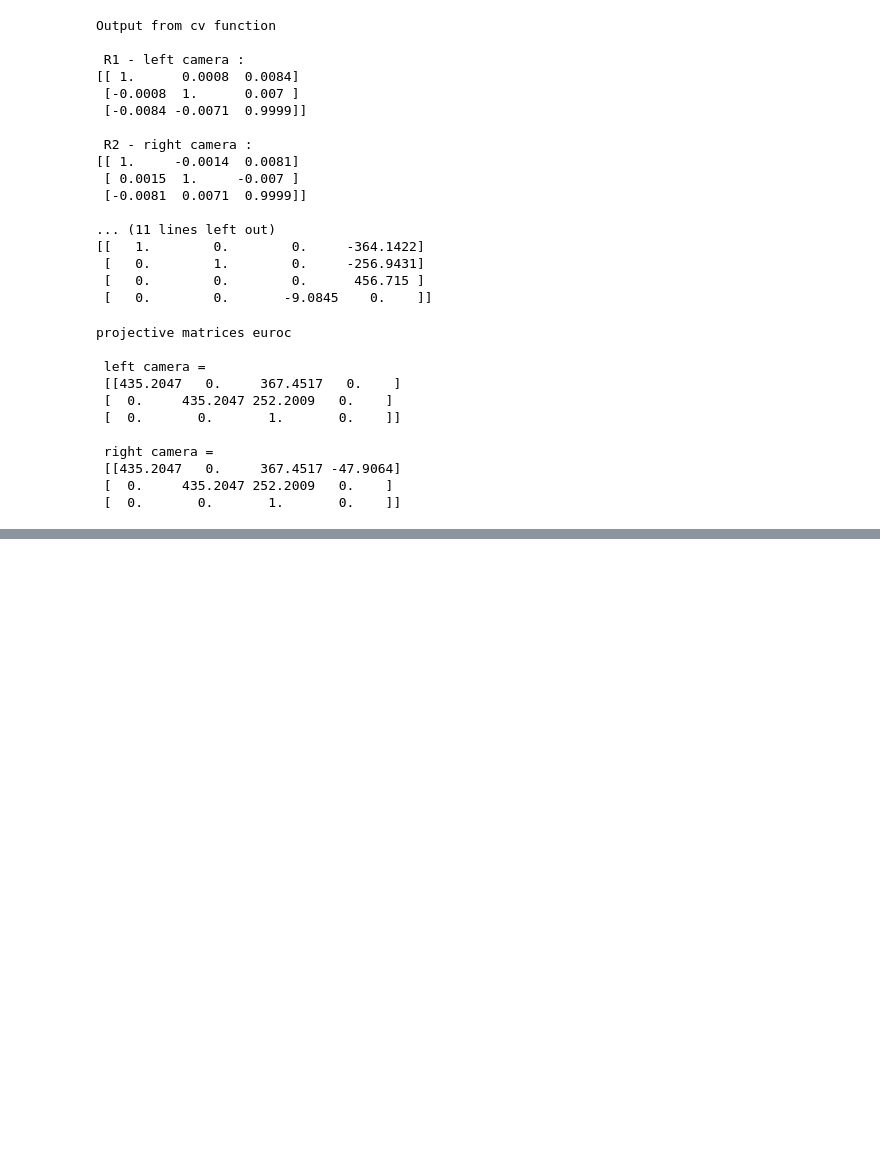
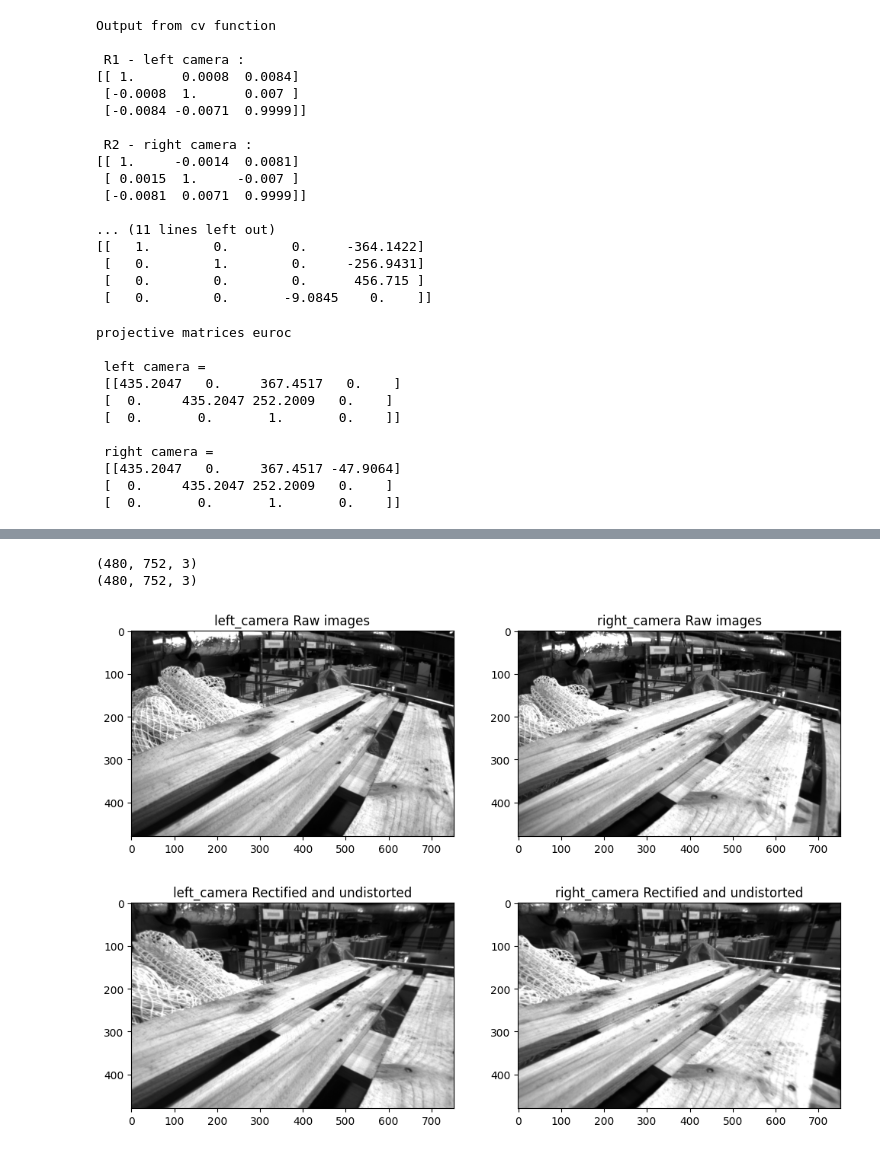
Before and after one commit to jpsnir/sensing_systems, a Jupyter notebook: stereo_cameras/stereo_system.ipynb, the cells around one changed output, grey strips where cells are left out. Saved outputs shown, nothing was run; the diff lists cells and outputs as text; code cells hidden in the pictures; blank space fills up the shorter version.

Commit message:
added details on resizing and using torch and stacking images

```diff
--- a/stereo_cameras/stereo_system.ipynb
+++ b/stereo_cameras/stereo_system.ipynb
@@ -10,10 +10,13 @@ import os
 from pathlib import Path
 from typing import Dict, Tuple
 from numpy.testing import assert_allclose, assert_almost_equal
+from matplotlib import pyplot as plt
+import torch
 np.set_printoptions(precision=4)
 np.set_printoptions(suppress=True)
 print(cv.__version__)
 image_shape = (752, 480)
+IMG_PATH = "/media/jagatpreet/D/datasets/euroc/MH_01_easy/mav0"
 # %% [output]
 4.5.5
 # %%
@@ -255,8 +258,13 @@ d2 = cam_l['d']
 output = cv.stereoRectify(k1, d1, k2, d2 , image_shape, R_21, t_12 )
 print('Output from cv function')
 name = ['R1 - left camera', 'R2 - right camera', 'P1 - left ', 'P2 -right ', 'Q']
+
 for n, o in zip(name, output):
     print(f' \n {n} : \n{o}')
+R_l = output[0]
+R_r = output[1]
+P_l = output[2]
+P_r = output[3]
 # %% [output]
 Output from cv function
 
@@ -293,0 +304,9 @@ projective matrices euroc
+# %%
+map_r = cv.initUndistortRectifyMap(cam_r['k'], cam_r['d'], R_r, P_r[:3, :3], (752, 480), cv.CV_32F)
+map_l = cv.initUndistortRectifyMap(cam_l['k'], cam_l['d'], R_l, P_l[:3, :3], (752, 480), cv.CV_32F)
+image_paths_l = [f for f in Path(IMG_PATH).joinpath("cam0/data").iterdir() if f.is_file()]
+image_paths_r = [f for f in Path(IMG_PATH).joinpath("cam1/data").iterdir() if f.is_file()]
+image_paths_l = sorted(image_paths_l)
+image_paths_r = sorted(image_paths_r)
+print(f' image path left camera :  \n {image_paths_l[:2]}',sep='\n')
+print(f' image path right camera :  \n {image_paths_r[:2]}',sep='\n')
@@ -293,0 +318,24 @@ projective matrices euroc
+# %%
+# display images
+img_l = cv.imread(str(image_paths_l[50]), cv.IMREAD_COLOR)
+img_r = cv.imread(str(image_paths_r[50]), cv.IMREAD_COLOR)
+
+def show_stereo_images(img_l: np.ndarray, img_r: np.ndarray, title: str = ""):
+    fig, ax = plt.subplots(nrows=1, ncols=2, figsize=(12, 12))
+    ax[0].imshow(img_l, cmap='gray')
+    ax[0].set_title("left_camera " + title)
+    ax[1].imshow(img_r, cmap ='gray',)
+    ax[1].set_title("right_camera " + title)
+print(img_l.shape)
+show_stereo_images(img_l=img_l, img_r=img_r, title="Raw images")
+
+# rectified
+img_l_remap = cv.remap(img_l, map_l[0], map_l[1], interpolation=cv.INTER_LINEAR)
+img_r_remap = cv.remap(img_r, map_r[0], map_r[1], interpolation=cv.INTER_LINEAR)
+print(img_l_remap.shape)
+show_stereo_images(img_l=img_l_remap, img_r=img_r_remap, title="Rectified and undistorted")
+# %% [output]
+(480, 752, 3)
+(480, 752, 3)
+[figure, added]
+[figure, added]
```
Also changed, not shown: parts of 3 cells of this notebook.
